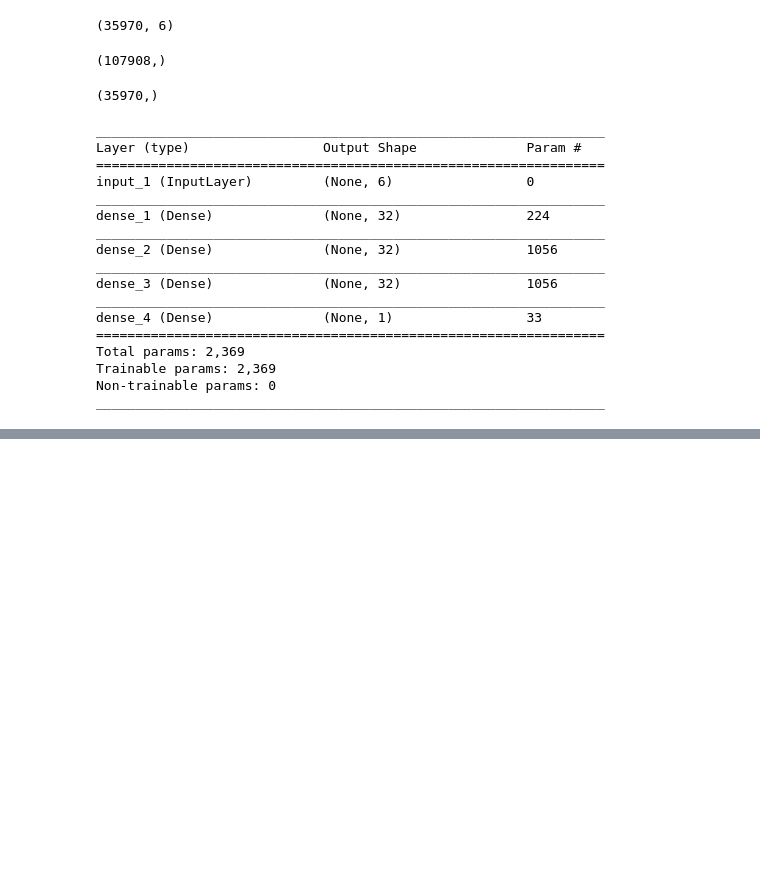
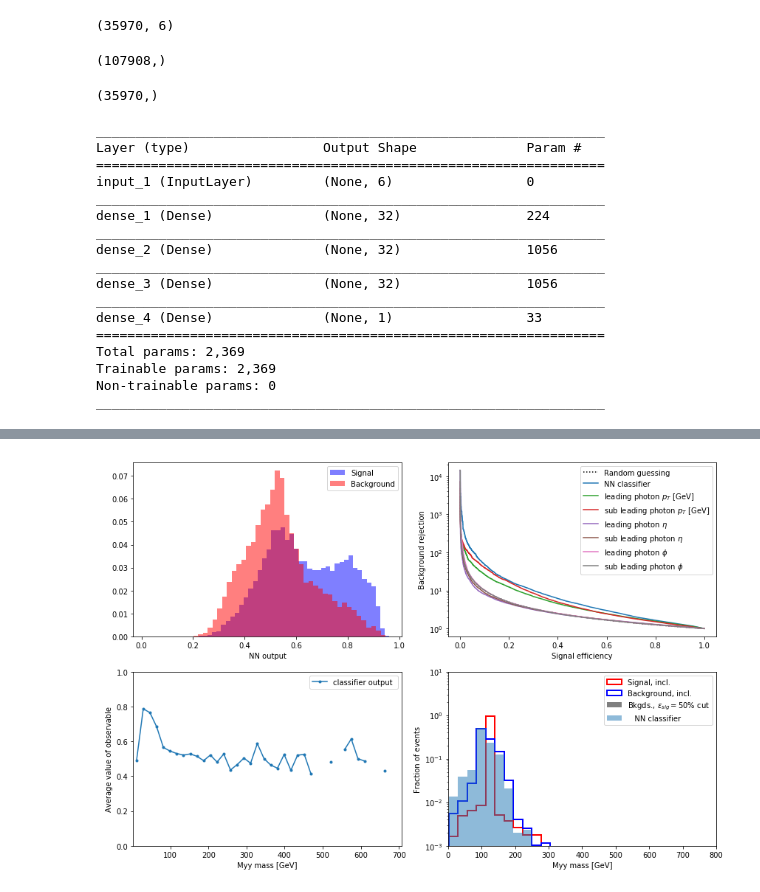
Before and after one commit to hasibahmed/ttHyyClassification, a Jupyter notebook: ttHyy_ttyy_adversarial.ipynb, the cells around one changed output, grey strips where cells are left out. Cells and saved outputs as stored; diff of their text form; code cells hidden in the pictures; blank space fills up the shorter version.

```diff
--- a/ttHyy_ttyy_adversarial.ipynb
+++ b/ttHyy_ttyy_adversarial.ipynb
@@ -326,0 +333,6 @@ fig.tight_layout()
+# %%
+clf_myy = clf_dense(nb_features)
+clf_myy.compile('adam', loss='binary_crossentropy')
+clf_myy.summary()
+clf_myy_fit = clf_myy.fit(X_myy_train, y_myy_train, epochs=50, batch_size=64, validation_split=0.2)
+y_myy_pred = clf_myy.predict(X_myy_test)
@@ -326,0 +357,21 @@ fig.tight_layout()
+# %%
+# Create axes
+fig, axes = plt.subplots(2,2, figsize=(12,8))
+axes = axes.flatten()
+
+# NN output
+plots.distribution(y_myy_test, y_myy_pred, xlabel="NN output", ylabel=' ',ax=axes[0])
+
+# ROC curve
+plots.roc(y_myy_test, [y_myy_pred, None] + map(np.array, X_myy_test.T.tolist()), ['NN classifier', None] + names, ax=axes[1])
+
+# classifier output as function of myy mass
+bkg = (y_myy_test == 0)
+plots.profile(m_myy_test[bkg], y_myy_pred[bkg], 'classifier output ', ax=axes[2])
+
+# myy distribution sculpting
+plots.sculpting(m_myy_test, y_myy_test, y_myy_pred, 'NN classifier', ax=axes[3]);
+
+fig.tight_layout()
+# %% [output]
+[figure, added]
```
Also changed, not shown: parts of 7 cells of this notebook.
